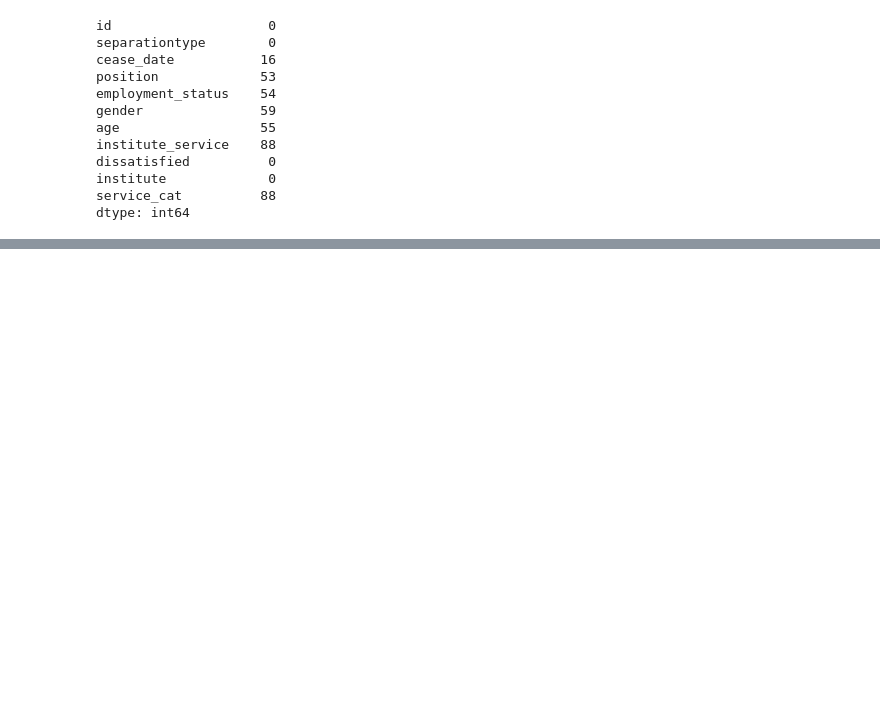
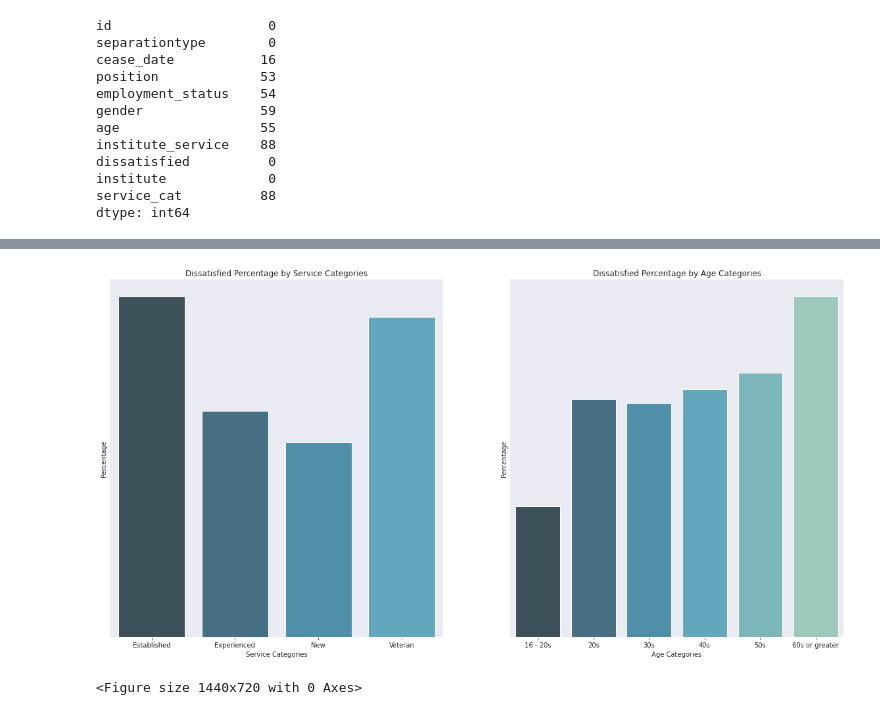
Before and after one commit to raduspaimoc/DataQuest-Projects, a Jupyter notebook: Guided Project_ Clean And Analyze Employee Exit Surveys/Clean And Analyze Employee Exit Surveys.ipynb, the cells around one changed output, grey strips where cells are left out. Drawn from its saved outputs; the diff is of its cells as text; code cells hidden in the pictures; blank space fills up the shorter version.

```diff
--- a/Guided Project_ Clean And Analyze Employee Exit Surveys/Clean And Analyze Employee Exit Surveys.ipynb
+++ b/Guided Project_ Clean And Analyze Employee Exit Surveys/Clean And Analyze Employee Exit Surveys.ipynb
@@ -995,0 +1111,29 @@ Created a new column indicating if an employee resigned because they were dissat
+# %%
+fig, axes = plt.subplots(1, 2, figsize=(20, 10))
+sns.set_style("darkgrid")
+ax = sns.barplot(x=pv_dissatisfied.index,
+                 y=pv_dissatisfied["dissatisfied"],
+                 palette=sns.color_palette("GnBu_d"),
+                 ax=axes[0])
+ax.set_yticks([])
+ax.set_title("Dissatisfied Percentage by Service Categories")
+ax.set_xlabel("Service Categories")
+ax.set_ylabel("Percentage")
+ax.tick_params(bottom=True, top=False, left=False, right=False, labelbottom=True)
+sns.despine(left=True)
+
+plt.figure(figsize=(20, 10))
+sns.set_style("darkgrid")
+ax = sns.barplot(x=pv_dissatisfied_age.index,
+                 y=pv_dissatisfied_age["dissatisfied"],
+                 palette=sns.color_palette("GnBu_d"),
+                 ax=axes[1])
+ax.set_yticks([])
+ax.set_title("Dissatisfied Percentage by Age Categories")
+ax.set_xlabel("Age Categories")
+ax.set_ylabel("Percentage")
+ax.tick_params(bottom=True, top=False, left=False, right=False, labelbottom=True)
+sns.despine(left=True)
+# %% [output]
+[figure, added]
+<Figure size 1440x720 with 0 Axes>
```
Also changed, not shown: parts of 24 cells of this notebook.
